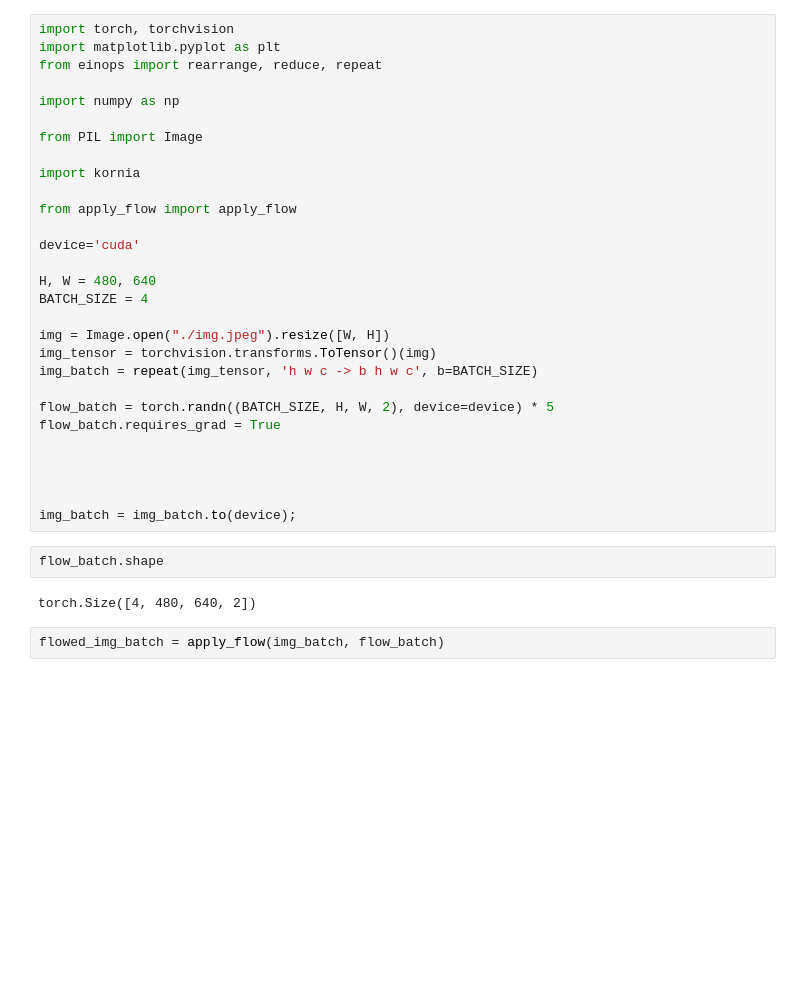
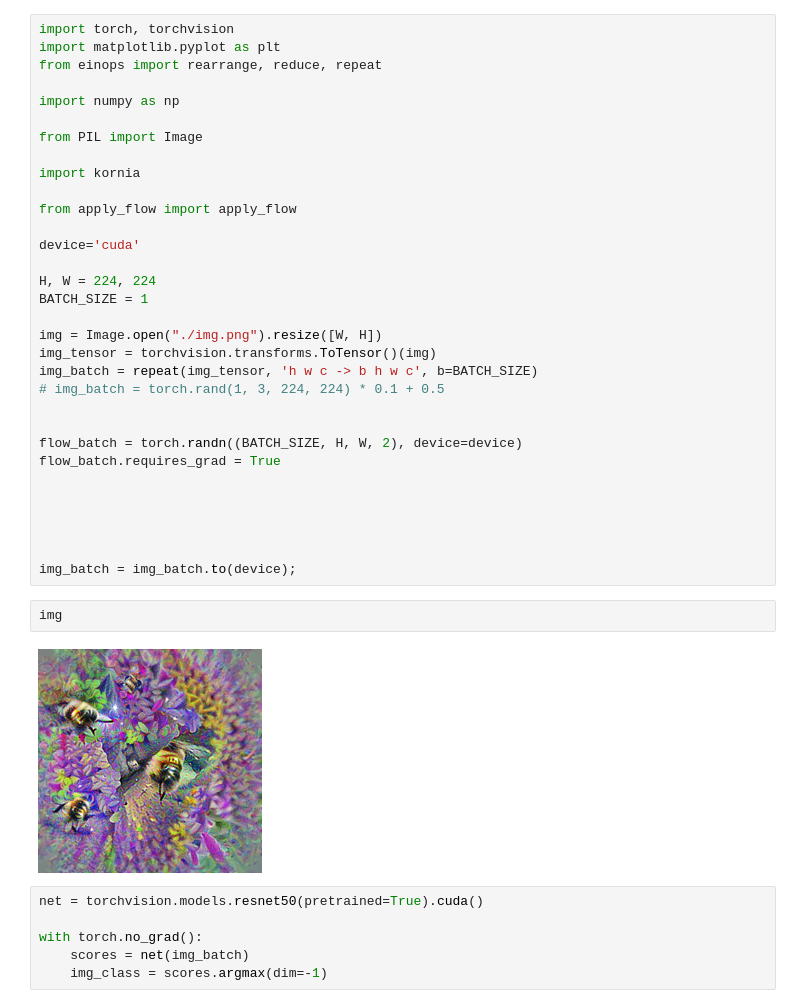
Before and after one commit to ayberkydn/stadv-torch, a Jupyter notebook: stadv.ipynb, the cells around one changed output. Cells and saved outputs as stored; diff of their text form; blank space fills up the shorter version.

```diff
--- a/stadv.ipynb
+++ b/stadv.ipynb
@@ -13,23 +13,30 @@ from apply_flow import apply_flow
 
 device='cuda'
 
-H, W = 480, 640
-BATCH_SIZE = 4
+H, W = 224, 224
+BATCH_SIZE = 1
 
-img = Image.open("./img.jpeg").resize([W, H])
+img = Image.open("./img.png").resize([W, H])
 img_tensor = torchvision.transforms.ToTensor()(img)
 img_batch = repeat(img_tensor, 'h w c -> b h w c', b=BATCH_SIZE)
+# img_batch = torch.rand(1, 3, 224, 224) * 0.1 + 0.5
 
-flow_batch = torch.randn((BATCH_SIZE, H, W, 2), device=device) * 5
+
+flow_batch = torch.randn((BATCH_SIZE, H, W, 2), device=device)
 flow_batch.requires_grad = True
 
 
 
 
+
 img_batch = img_batch.to(device);
-# %%
-flow_batch.shape
-# %% [output]
-torch.Size([4, 480, 640, 2])
-# %%
-flowed_img_batch = apply_flow(img_batch, flow_batch)
+# %%
+img
+# %% [output]
+[figure, added]
+# %%
+net = torchvision.models.resnet50(pretrained=True).cuda()
+
+with torch.no_grad():
+    scores = net(img_batch)
+    img_class = scores.argmax(dim=-1)
```
Also changed, not shown: parts of 5 cells of this notebook, 3 other files.
